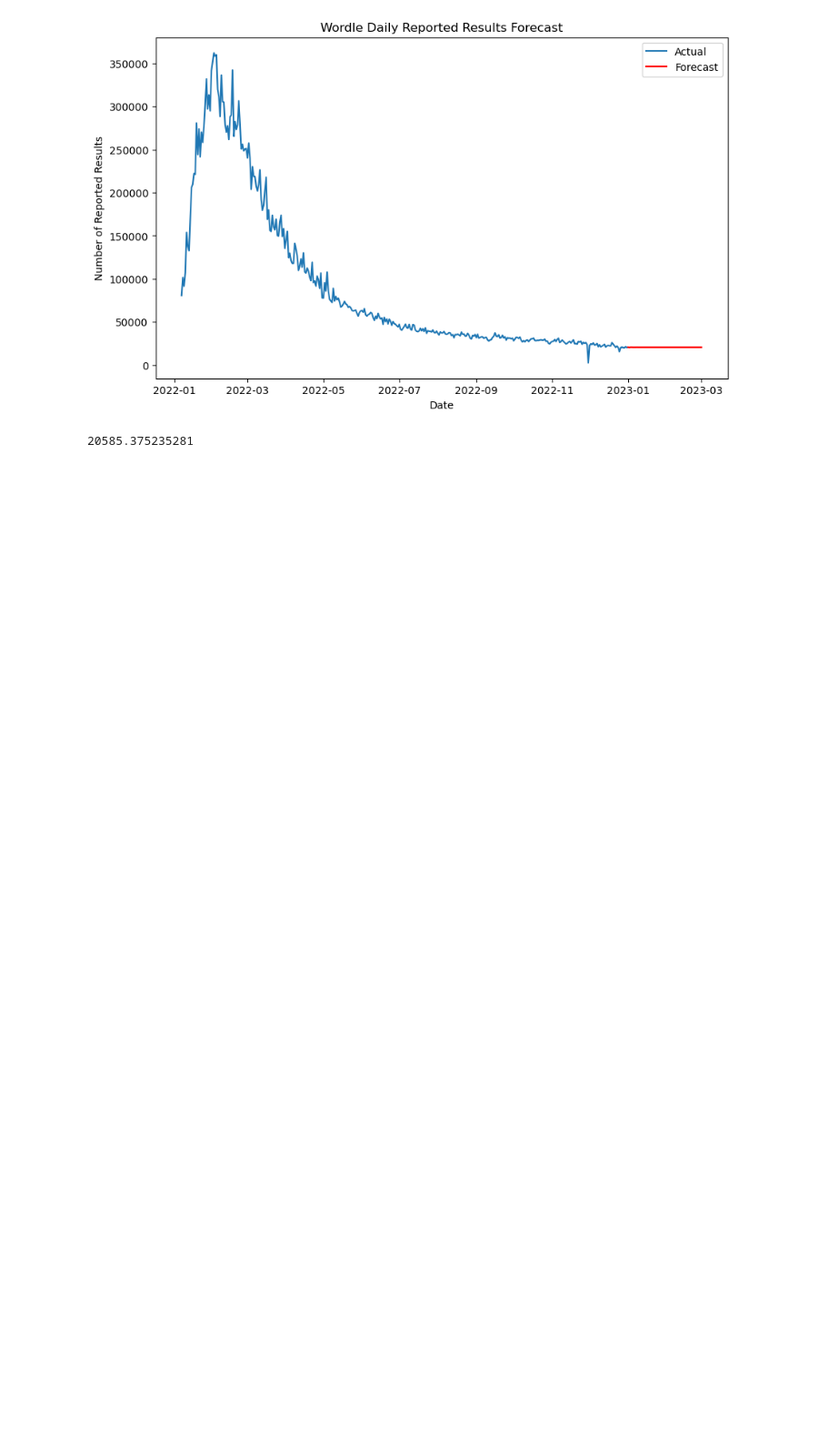
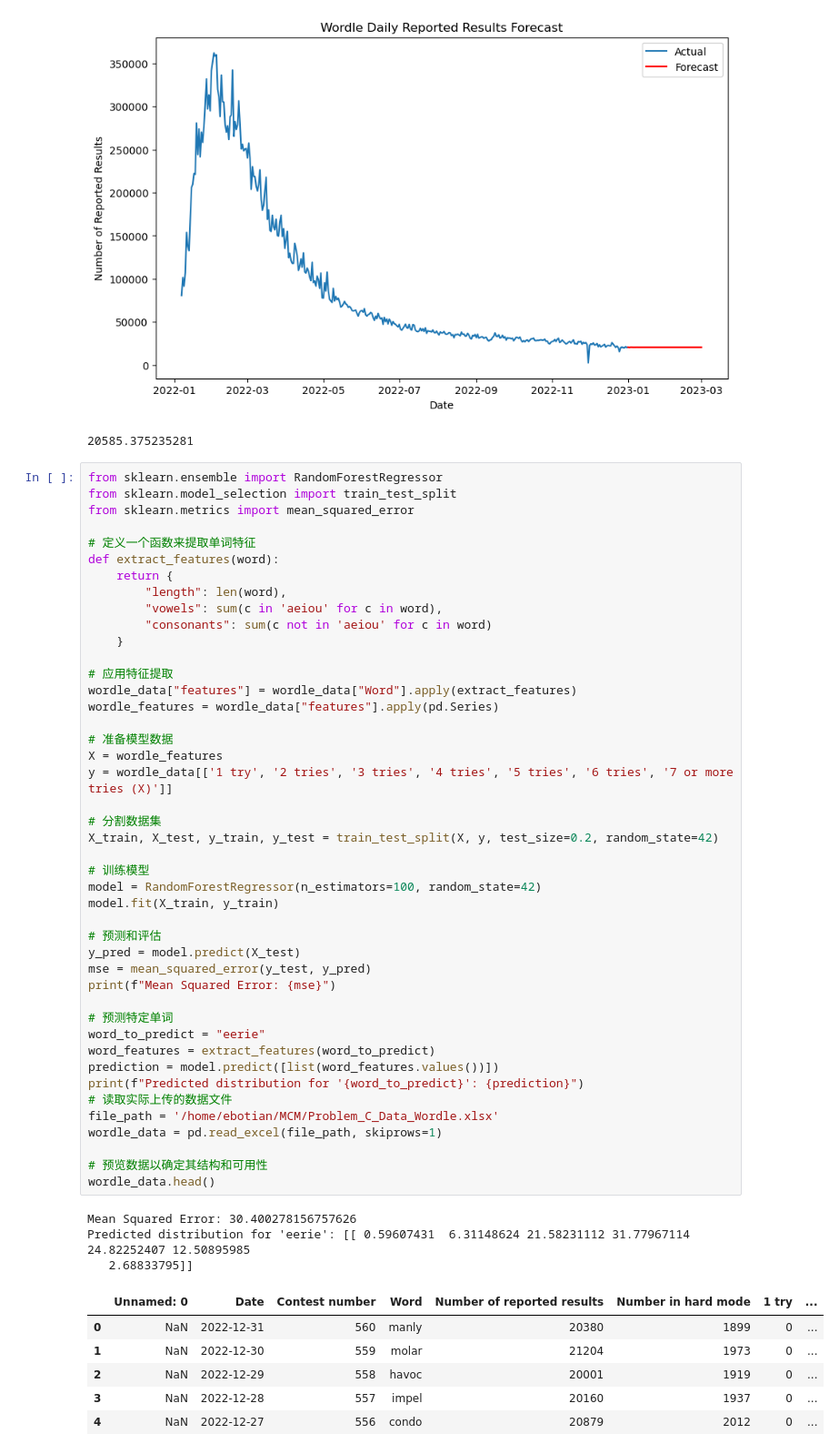
Before and after one commit to Ebotian/MCM, a Jupyter notebook: test.ipynb, the cells around one changed output. Shown: that part at 91% size. Cells and saved outputs as stored; diff of their text form; blank space fills up the shorter version.

```diff
--- a/test.ipynb
+++ b/test.ipynb
@@ -43,3 +43,57 @@ forecast_value
 # %% [output]
 [figure]
 20585.375235281
+# %%
+from sklearn.ensemble import RandomForestRegressor
+from sklearn.model_selection import train_test_split
+from sklearn.metrics import mean_squared_error
+
+# 定义一个函数来提取单词特征
+def extract_features(word):
+    return {
+        "length": len(word),
+        "vowels": sum(c in 'aeiou' for c in word),
+        "consonants": sum(c not in 'aeiou' for c in word)
+    }
+
+# 应用特征提取
+wordle_data["features"] = wordle_data["Word"].apply(extract_features)
+wordle_features = wordle_data["features"].apply(pd.Series)
+
+# 准备模型数据
+X = wordle_features
+y = wordle_data[['1 try', '2 tries', '3 tries', '4 tries', '5 tries', '6 tries', '7 or more tries (X)']]
+
+# 分割数据集
+X_train, X_test, y_train, y_test = train_test_split(X, y, test_size=0.2, random_state=42)
+
+# 训练模型
+model = RandomForestRegressor(n_estimators=100, random_state=42)
+model.fit(X_train, y_train)
+
+# 预测和评估
+y_pred = model.predict(X_test)
+mse = mean_squared_error(y_test, y_pred)
+print(f"Mean Squared Error: {mse}")
+
+# 预测特定单词
+word_to_predict = "eerie"
+word_features = extract_features(word_to_predict)
+prediction = model.predict([list(word_features.values())])
+print(f"Predicted distribution for '{word_to_predict}': {prediction}")
+# 读取实际上传的数据文件
+file_path = '/home/ebotian/MCM/Problem_C_Data_Wordle.xlsx'
+wordle_data = pd.read_excel(file_path, skiprows=1)
+
+# 预览数据以确定其结构和可用性
+wordle_data.head()
+# %% [output]
+Mean Squared Error: 30.400278156757626
+Predicted distribution for 'eerie': [[ 0.59607431  6.31148624 21.58231112 31.77967114 24.82252407 12.50895985
+   2.68833795]]
+|  | Unnamed: 0 | Date | Contest number | Word | Number of reported results | Number in hard mode | 1 try | ... |
+| 0 | NaN | 2022-12-31 | 560 | manly | 20380 | 1899 | 0 | ... |
+| 1 | NaN | 2022-12-30 | 559 | molar | 21204 | 1973 | 0 | ... |
+| 2 | NaN | 2022-12-29 | 558 | havoc | 20001 | 1919 | 0 | ... |
+| 3 | NaN | 2022-12-28 | 557 | impel | 20160 | 1937 | 0 | ... |
+| 4 | NaN | 2022-12-27 | 556 | condo | 20879 | 2012 | 0 | ... |
```
Also changed, not shown: parts of 1 cell of this notebook.
